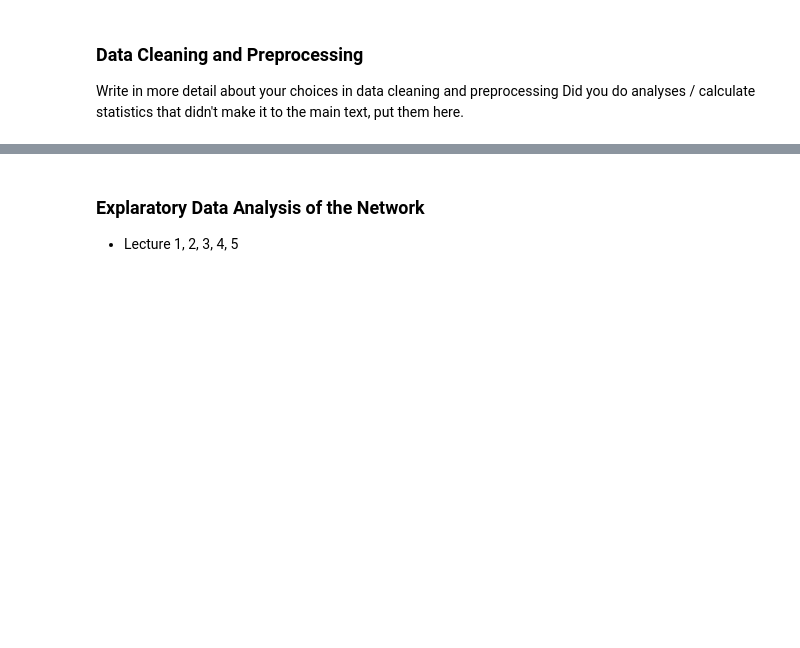
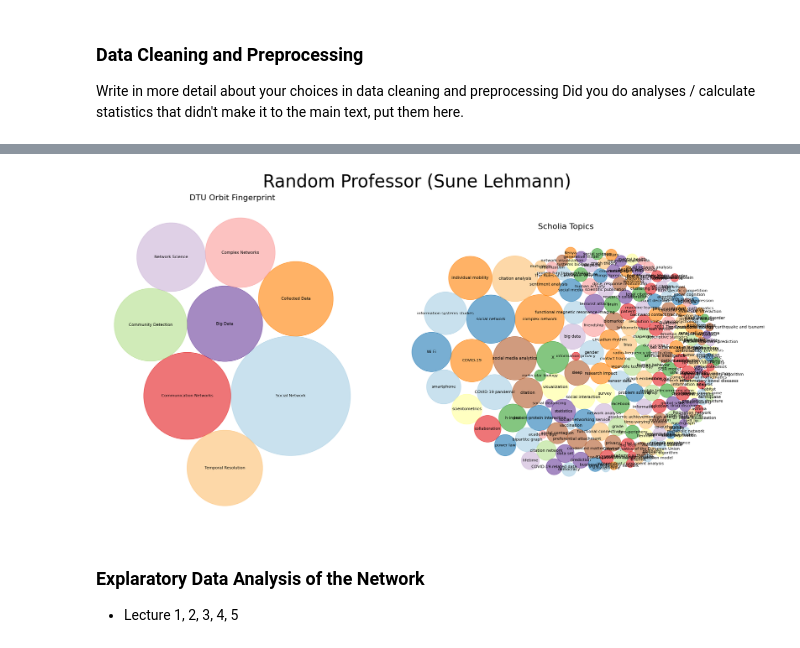
Before and after one commit to yonnaklaassen/SocialGraphs, a Jupyter notebook: final-project/main.ipynb, the cells around one changed output, grey strips where cells are left out. Drawn from its saved outputs; the diff is of its cells as text; code cells hidden in the pictures; blank space fills up the shorter version.

```diff
--- a/final-project/main.ipynb
+++ b/final-project/main.ipynb
@@ -256,3 +380,76 @@ Did you do analyses / calculate statistics that didn't make it to the main text,
+# %%
+import circlify
+
+# Calculate axis limits dynamically for a set of circles
+def calculate_limits(circles, padding=0.1):
+    x_min = min(circle.x - circle.r for circle in circles)
+    x_max = max(circle.x + circle.r for circle in circles)
+    y_min = min(circle.y - circle.r for circle in circles)
+    y_max = max(circle.y + circle.r for circle in circles)
+    return x_min - padding, x_max + padding, y_min - padding, y_max + padding
+
+# Function to map circles back to their correct data
+def remap_circles(circles, sizes, concepts):
+    # Sort circles by radius (descending)
+    sorted_circles = sorted(circles, key=lambda c: c.r, reverse=True)
+    # Sort sizes and concepts by size (descending)
+    sorted_data = sorted(zip(sizes, concepts), key=lambda x: x[0], reverse=True)
+    sorted_sizes, sorted_concepts = zip(*sorted_data)
+    return sorted_circles, sorted_concepts
+
+# First dataset
+data_1 = professors_data["Sune Lehmann Jørgensen"]["Fingerprint"]
+data_2 = professors_data["Sune Lehmann Jørgensen"]["scholia_topics"]
+
+concepts_1 = [item['Concept'] for item in data_1]
+sizes_1 = [float(item['Value'].strip('%')) for item in data_1]
+concepts_2 = [item['topic'] for item in data_2]
+sizes_2 = [item['score'] for item in data_2]
+
+# Calculate circles for both datasets
+circles_1 = circlify.circlify(sizes_1, target_enclosure=circlify.Circle(x=0, y=0, r=1))
+circles_2 = circlify.circlify(sizes_2, target_enclosure=circlify.Circle(x=0, y=0, r=1))
+
+# Remap circles to correct sizes and concepts
+circles_1, concepts_1 = remap_circles(circles_1, sizes_1, concepts_1)
+circles_2, concepts_2 = remap_circles(circles_2, sizes_2, concepts_2)
+
+# Create side-by-side plots
+fig, axes = plt.subplots(1, 2, figsize=(20, 10))
+plt.suptitle("Random Professor (Sune Lehmann)", fontsize=35, y=0.98)
+
+# Plot first dataset
+axes[0].axis('off')
+axes[0].set_aspect('equal')
+
+x_min, x_max, y_min, y_max = calculate_limits(circles_1)
+axes[0].set_xlim(x_min, x_max)
+axes[0].set_ylim(y_min, y_max)
+
+for circle, concept in zip(circles_1, concepts_1):
+    x, y, r = circle.x, circle.y, circle.r
+    axes[0].add_patch(plt.Circle((x, y), r, alpha=0.6, color=plt.cm.Paired(hash(concept) % 12)))
+    axes[0].text(x, y, concept, fontsize=8, ha='center', va='center')
+axes[0].set_title("DTU Orbit Fingerprint", fontsize=16)
+
+# Plot second dataset
+axes[1].axis('off')
+axes[1].set_aspect('equal')
+
+x_min, x_max, y_min, y_max = calculate_limits(circles_2)
+axes[1].set_xlim(x_min, x_max)
+axes[1].set_ylim(y_min, y_max)
+
+for circle, concept in zip(circles_2, concepts_2):
+    x, y, r = circle.x, circle.y, circle.r
+    axes[1].add_patch(plt.Circle((x, y), r, alpha=0.6, color=plt.cm.Paired(hash(concept) % 12)))
+    axes[1].text(x, y, concept, fontsize=8, ha='center', va='center')
+axes[1].set_title("Scholia Topics", fontsize=16)
+
+plt.tight_layout()
+plt.show()
+# %% [output]
+[figure, added]
 # %% [markdown]
 ### Explaratory Data Analysis of the Network
 
```
Also changed, not shown: parts of 26 cells of this notebook, 1 other file.
